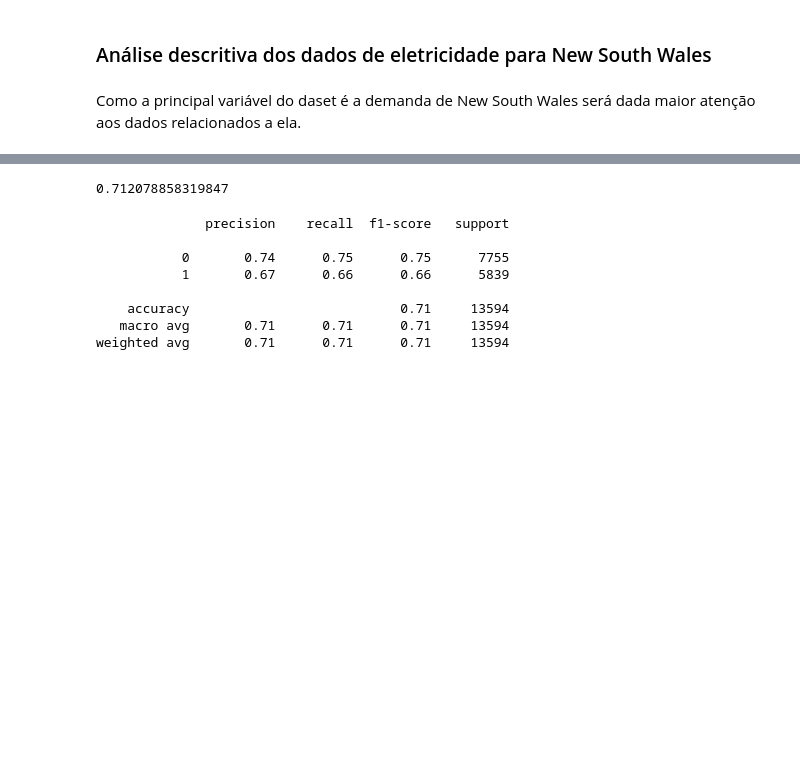
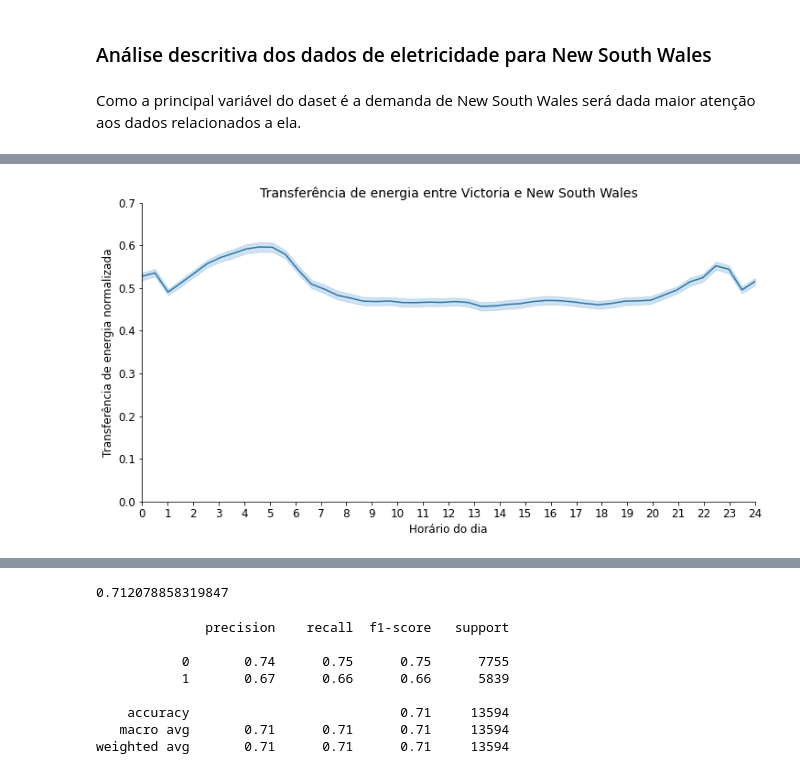
Before and after one commit to duartejr/case_ciencia_dados, a Jupyter notebook: case_ciencia_dados.ipynb, the cells around one changed output, grey strips where cells are left out. Drawn from its saved outputs; the diff is of its cells as text; code cells hidden in the pictures; blank space fills up the shorter version.

```diff
--- a/case_ciencia_dados.ipynb
+++ b/case_ciencia_dados.ipynb
@@ -203,0 +163,9 @@ Index(['date', 'day', 'period', 'nswprice', 'nswdemand', 'vicprice',
+# %%
+titulo = 'Transferência de energia entre Victoria e New South Wales'
+ylabel = 'Transferência de energia normalizada'
+maxy = .8
+stepy = .1
+
+grafico_linhas(df['transfer'], titulo, ylabel, maxy, stepy)
+# %% [output]
+[figure, added]
```
Also changed, not shown: parts of 18 cells of this notebook.
